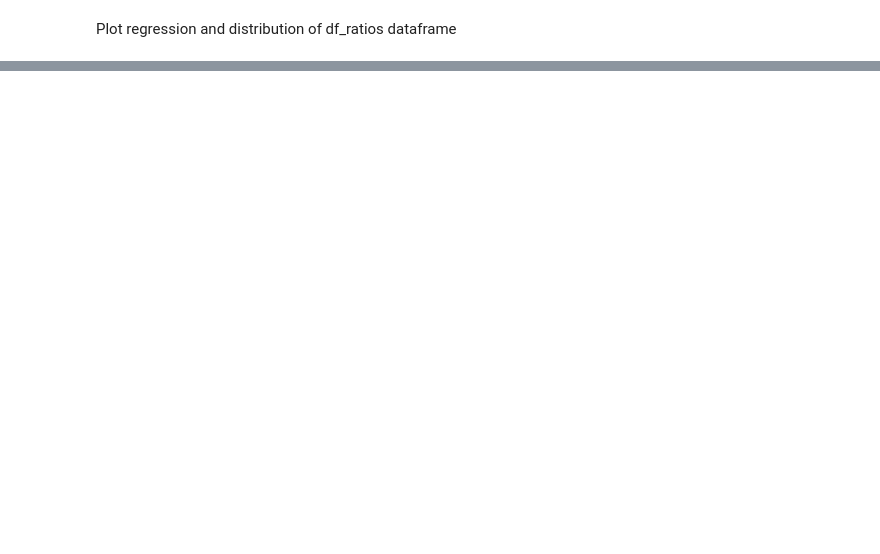
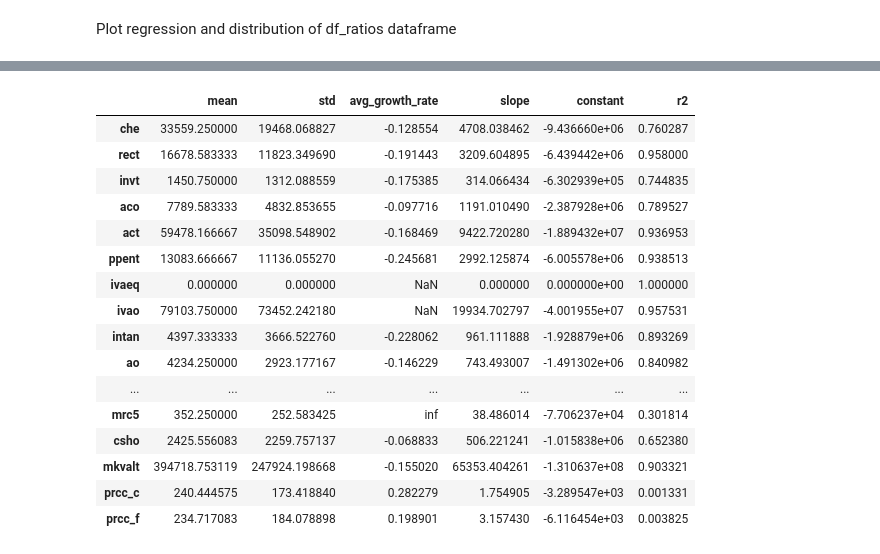
Before and after one commit to qiranli/ml_fa, a Jupyter notebook: EDA/EDA.ipynb, the cells around one changed output, grey strips where cells are left out. Saved outputs shown, nothing was run; the diff lists cells and outputs as text; code cells hidden in the pictures; blank space fills up the shorter version.

```diff
--- a/EDA/EDA.ipynb
+++ b/EDA/EDA.ipynb
@@ -115,0 +136,20 @@ for i, feature in enumerate(df_ratios.index.tolist()):
+# %%
+d_trend_all
+# %% [output]
+|  | mean | std | avg_growth_rate | slope | constant | r2 |
+| che | 33559.250000 | 19468.068827 | -0.128554 | 4708.038462 | -9.436660e+06 | 0.760287 |
+| rect | 16678.583333 | 11823.349690 | -0.191443 | 3209.604895 | -6.439442e+06 | 0.958000 |
+| invt | 1450.750000 | 1312.088559 | -0.175385 | 314.066434 | -6.302939e+05 | 0.744835 |
+| aco | 7789.583333 | 4832.853655 | -0.097716 | 1191.010490 | -2.387928e+06 | 0.789527 |
+| act | 59478.166667 | 35098.548902 | -0.168469 | 9422.720280 | -1.889432e+07 | 0.936953 |
+| ppent | 13083.666667 | 11136.055270 | -0.245681 | 2992.125874 | -6.005578e+06 | 0.938513 |
+| ivaeq | 0.000000 | 0.000000 | NaN | 0.000000 | 0.000000e+00 | 1.000000 |
+| ivao | 79103.750000 | 73452.242180 | NaN | 19934.702797 | -4.001955e+07 | 0.957531 |
+| intan | 4397.333333 | 3666.522760 | -0.228062 | 961.111888 | -1.928879e+06 | 0.893269 |
+| ao | 4234.250000 | 2923.177167 | -0.146229 | 743.493007 | -1.491302e+06 | 0.840982 |
+| ... | ... | ... | ... | ... | ... | ... |
+| mrc5 | 352.250000 | 252.583425 | inf | 38.486014 | -7.706237e+04 | 0.301814 |
+| csho | 2425.556083 | 2259.757137 | -0.068833 | 506.221241 | -1.015838e+06 | 0.652380 |
+| mkvalt | 394718.753119 | 247924.198668 | -0.155020 | 65353.404261 | -1.310637e+08 | 0.903321 |
+| prcc_c | 240.444575 | 173.418840 | 0.282279 | 1.754905 | -3.289547e+03 | 0.001331 |
+| prcc_f | 234.717083 | 184.078898 | 0.198901 | 3.157430 | -6.116454e+03 | 0.003825 |
```
Also changed, not shown: parts of 8 cells of this notebook.
